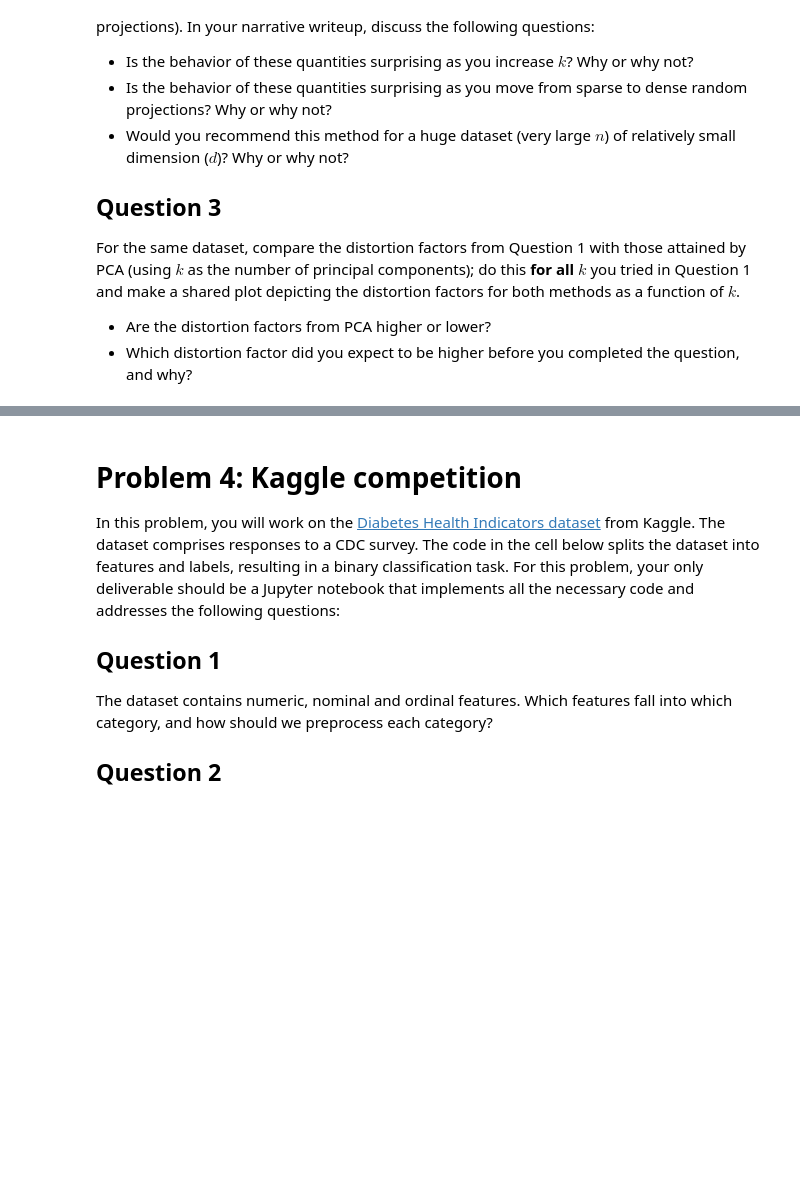
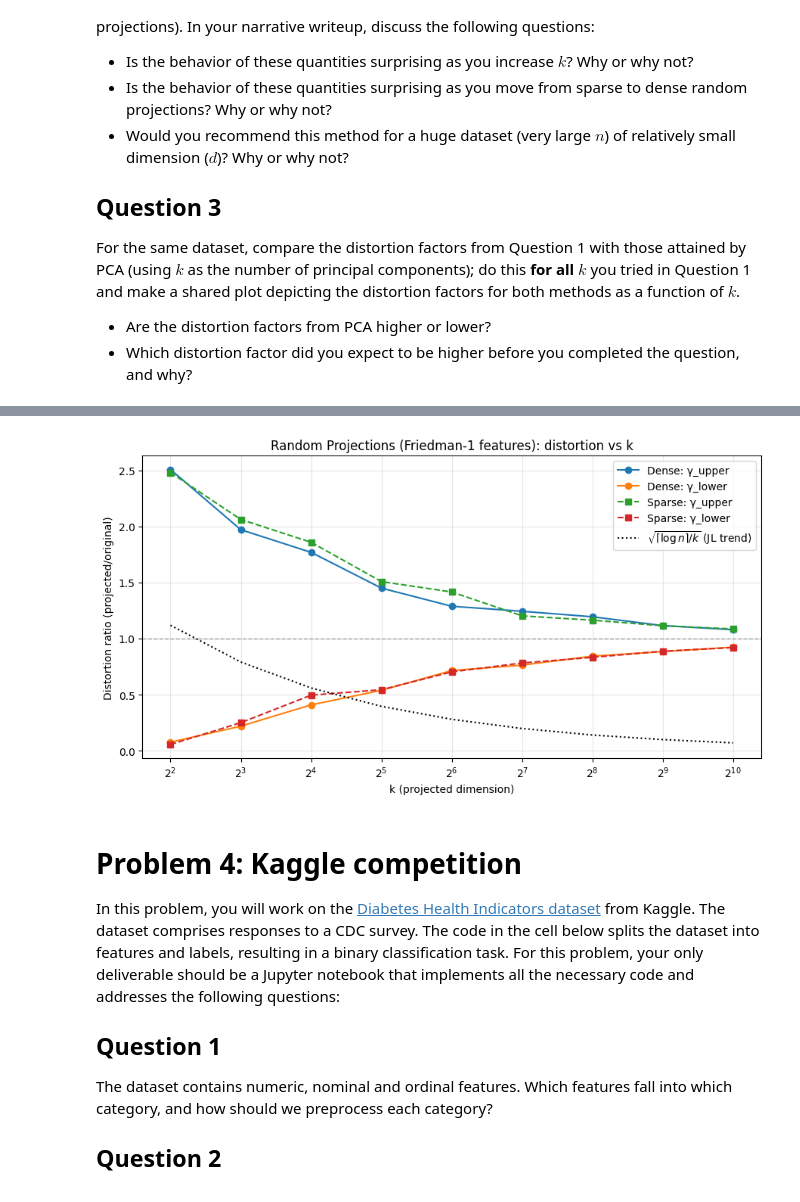
Before and after one commit to connor735/344_test, a Jupyter notebook: hw1.ipynb, the cells around one changed output, grey strips where cells are left out. Cells and saved outputs as stored; diff of their text form; code cells hidden in the pictures; blank space fills up the shorter version.

```diff
--- a/hw1.ipynb
+++ b/hw1.ipynb
@@ -390,9 +516,8 @@ from numpy.typing import ArrayLike
 from sklearn.random_projection import SparseRandomProjection, GaussianRandomProjection
 
 def apply_sparse_random_projections(dataset: ArrayLike, num_projections: int) -> ArrayLike:
+    rp = SparseRandomProjection(n_components=num_projections, dense_output=False, random_state=0)
+    return rp.fit_transform(dataset)
+def apply_dense_random_projections(dataset: ArrayLike, num_projections: int) -> ArrayLike:
     rp = GaussianRandomProjection(n_components=num_projections, random_state=0)
     return rp.fit_transform(dataset)
-
-def apply_dense_random_projections(dataset: ArrayLike, num_projections: int) -> ArrayLike:
-    rp = SparseRandomProjection(n_components=num_projections, dense_output=True, random_state=0)
-    return rp.fit_transform(dataset)
@@ -421,3 +539,56 @@ X = create_high_dim_dataset(128, 2048)
+# %%
+
+Xdf = create_high_dim_dataset(n_samples=128, n_features=2048)
+X = Xdf.iloc[:, :-1].to_numpy()
+n = X.shape[0]
+
+
+D = pairwise_distances(X, metric="euclidean")
+iu = np.triu_indices(n, k=1)
+D_vec = D[iu] + 1e-12
+def distortion_stats(X_tilde):
+    Dt = pairwise_distances(X_tilde, metric="euclidean")[iu]
+    ratio = Dt / D_vec
+    return float(np.min(ratio)), float(np.max(ratio))
+
+ks = [2**j for j in range(2, 11)]
+min_dense, max_dense = [], []
+min_sparse, max_sparse = [], []
+jl_trend = []
+
+logn = np.log(n)
+for k in ks:
+    # Dense
+    Xd = apply_dense_random_projections(X, k)
+    mn, mx = distortion_stats(Xd)
+    min_dense.append(mn); max_dense.append(mx)
+
+    # Sparse
+    Xs = apply_sparse_random_projections(X, k)
+    mn, mx = distortion_stats(Xs)
+    min_sparse.append(mn); max_sparse.append(mx)
+
+
+    jl_trend.append(np.sqrt(np.ceil(logn) / k))
+
+
+plt.figure(figsize=(9,5))
+plt.plot(ks, max_dense, 'o-', label='Dense: γ_upper')
+plt.plot(ks, min_dense, 'o-', label='Dense: γ_lower')
+plt.plot(ks, max_sparse, 's--', label='Sparse: γ_upper')
+plt.plot(ks, min_sparse, 's--', label='Sparse: γ_lower')
+plt.plot(ks, jl_trend, 'k:', label=r'$\sqrt{\lceil \log n \rceil / k}$ (JL trend)')
+plt.axhline(1.0, color='gray', linewidth=1, linestyle='--', alpha=0.7)
+plt.xscale('log', base=2)
+plt.xlabel('k (projected dimension)')
+plt.ylabel('Distortion ratio (projected/original)')
+plt.title('Random Projections (Friedman-1 features): distortion vs k')
+plt.legend()
+plt.grid(True, alpha=0.3)
+plt.tight_layout()
+plt.show()
+# %% [output]
+[figure, added]
 # %% [markdown]
 # Problem 4: Kaggle competition
 
```
Also changed, not shown: parts of 12 cells of this notebook.
